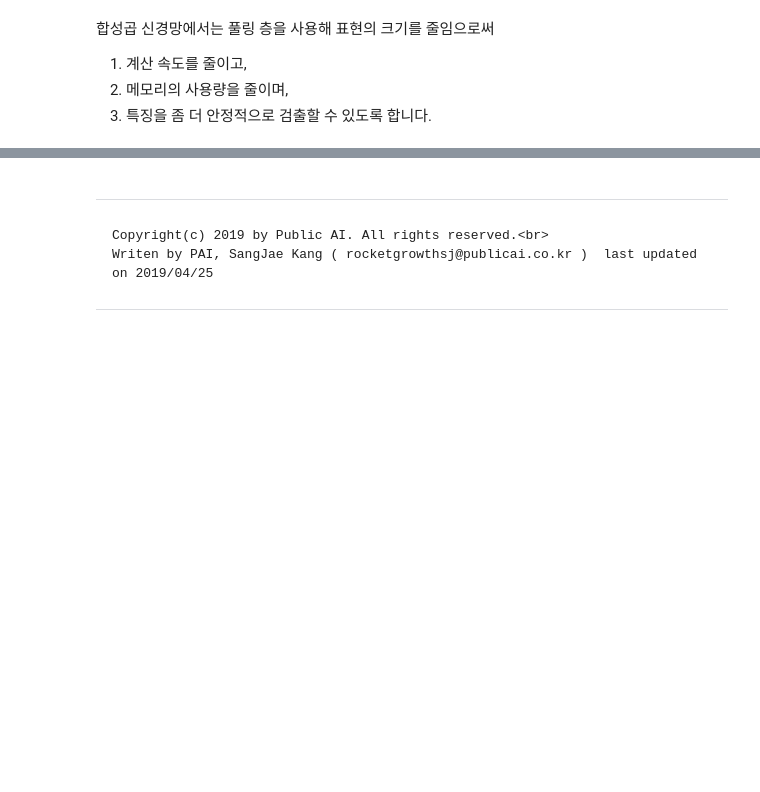
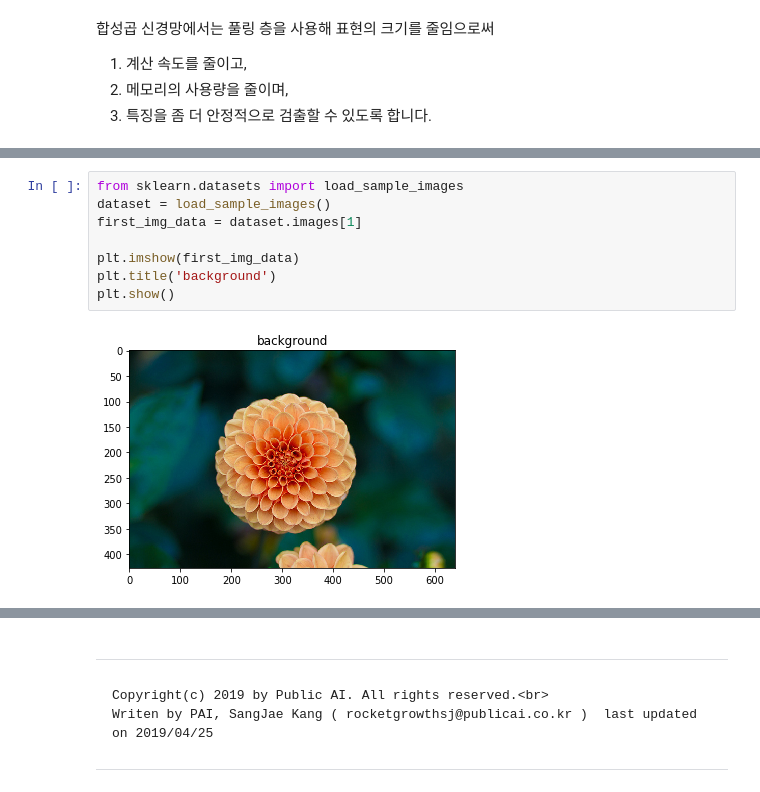
Before and after one commit to public-ai/ALAI-DL, a Jupyter notebook: lecture-codes/9_CNN_Basis/3_고차원에서의_합성곱_연산.ipynb, the cells around one changed output, grey strips where cells are left out. Saved outputs shown, nothing was run; the diff lists cells and outputs as text; blank space fills up the shorter version.

```diff
--- a/lecture-codes/9_CNN_Basis/3_고차원에서의_합성곱_연산.ipynb
+++ b/lecture-codes/9_CNN_Basis/3_고차원에서의_합성곱_연산.ipynb
@@ -287,0 +325,10 @@ array([[[4., 7., 5.],
+# %%
+from sklearn.datasets import load_sample_images
+dataset = load_sample_images()
+first_img_data = dataset.images[1]
+
+plt.imshow(first_img_data)
+plt.title('background')
+plt.show()
+# %% [output]
+[figure, added]
```
Also changed, not shown: parts of 5 cells of this notebook.
